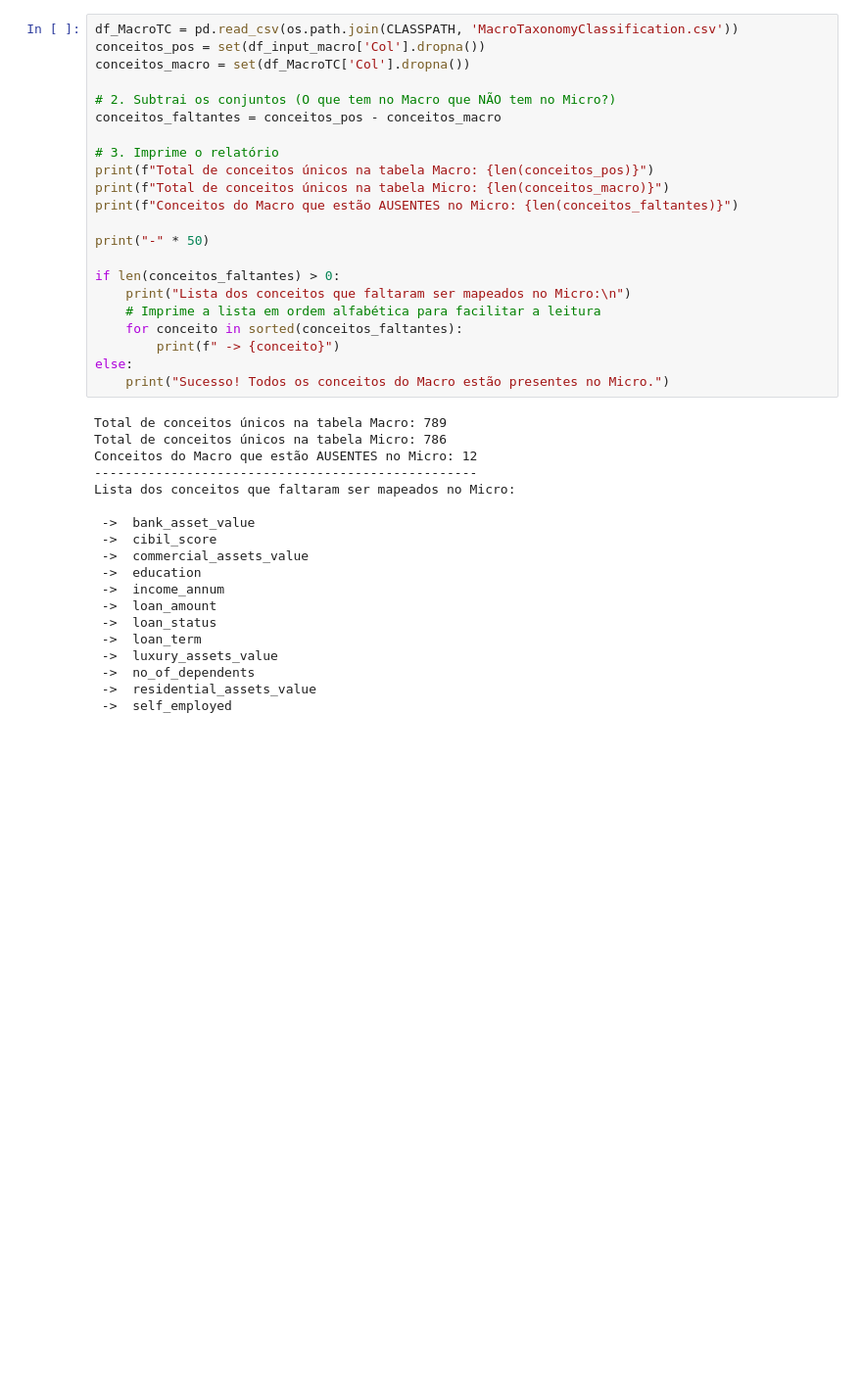
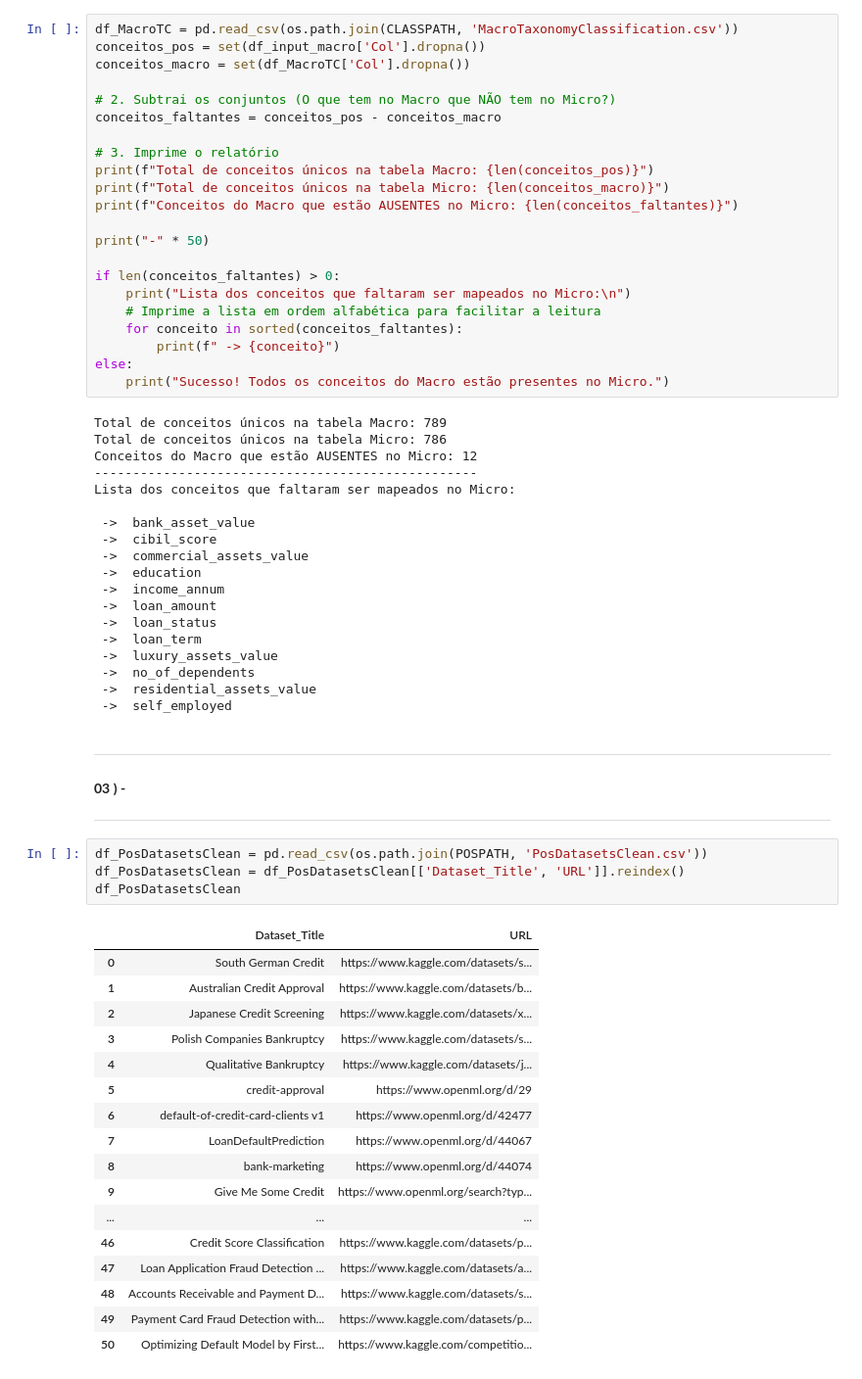
Before and after one commit to OfAndreS/Fairness, a Jupyter notebook: Notebooks/Scripts.ipynb, the cells around one changed output. Shown at 98% size. Cells and saved outputs as stored; diff of their text form; blank space fills up the shorter version.

```diff
--- a/Notebooks/Scripts.ipynb
+++ b/Notebooks/Scripts.ipynb
@@ -183,3 +183,31 @@ Lista dos conceitos que faltaram ser mapeados no Micro:
  ->  no_of_dependents
  ->  residential_assets_value
  ->  self_employed
+# %% [markdown]
+---
+
+#### **03 ) -**
+
+---
+# %%
+df_PosDatasetsClean = pd.read_csv(os.path.join(POSPATH, 'PosDatasetsClean.csv'))
+df_PosDatasetsClean = df_PosDatasetsClean[['Dataset_Title', 'URL']].reindex()
+df_PosDatasetsClean
+# %% [output]
+|  | Dataset_Title | URL |
+| 0 | South German Credit | https://www.kaggle.com/datasets/s... |
+| 1 | Australian Credit Approval | https://www.kaggle.com/datasets/b... |
+| 2 | Japanese Credit Screening | https://www.kaggle.com/datasets/x... |
+| 3 | Polish Companies Bankruptcy | https://www.kaggle.com/datasets/s... |
+| 4 | Qualitative Bankruptcy | https://www.kaggle.com/datasets/j... |
+| 5 | credit-approval | https://www.openml.org/d/29 |
+| 6 | default-of-credit-card-clients v1 | https://www.openml.org/d/42477 |
+| 7 | LoanDefaultPrediction | https://www.openml.org/d/44067 |
+| 8 | bank-marketing | https://www.openml.org/d/44074 |
+| 9 | Give Me Some Credit | https://www.openml.org/search?typ... |
+| ... | ... | ... |
+| 46 | Credit Score Classification | https://www.kaggle.com/datasets/p... |
+| 47 | Loan Application Fraud Detection ... | https://www.kaggle.com/datasets/a... |
+| 48 | Accounts Receivable and Payment D... | https://www.kaggle.com/datasets/s... |
+| 49 | Payment Card Fraud Detection with... | https://www.kaggle.com/datasets/p... |
+| 50 | Optimizing Default Model by First... | https://www.kaggle.com/competitio... |
```
Also changed, not shown: 3 other files.
